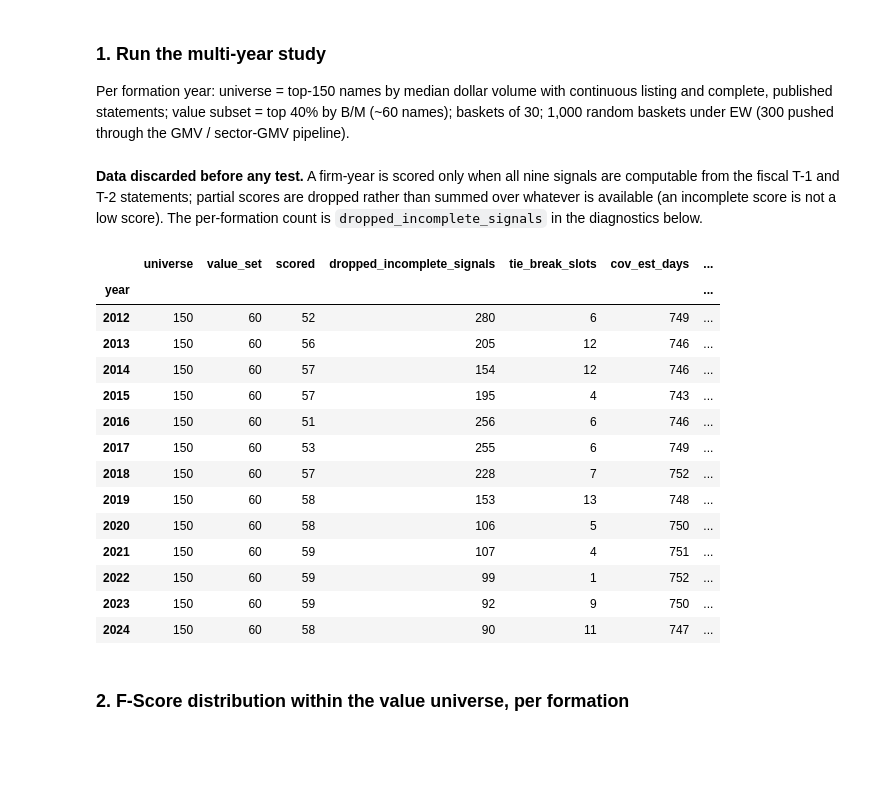
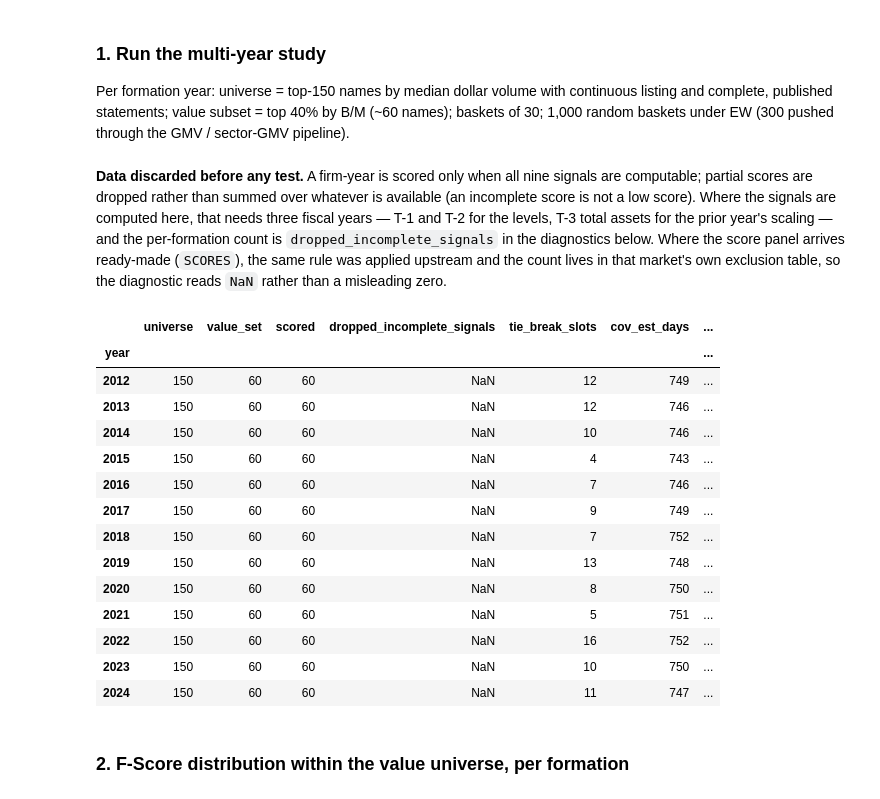
Before and after one commit to mikeding1130/fscore_capstone, a Jupyter notebook: notebooks/05_vietnam_full_study.ipynb, the cells around one changed output. Cells and saved outputs as stored; diff of their text form; code cells hidden in the pictures; blank space fills up the shorter version.

```diff
--- a/notebooks/05_vietnam_full_study.ipynb
+++ b/notebooks/05_vietnam_full_study.ipynb
@@ -35,9 +35,15 @@ LAG_MONTHS = 6  # report_date = 31 Dec fiscal year end; +6m = 30 Jun, the day be
 END_CAP = None   # every holding year is complete; nothing is truncated
 fund, prices, sectors, bench = load_cached(MARKET, ROOT / "data")
 membership = None
+from fscore.data.fs_clean import load_scores
+SCORES = load_scores(MARKET, ROOT / "data")   # scored upstream, see fscore_vietnam.schema_adapter
 print(f"fundamentals: {fund.ticker.nunique()} tickers, "
       f"FY{fund.fiscal_year.min()}–FY{fund.fiscal_year.max()}")
 print(f"prices: {prices.ticker.nunique()} tickers, "
       f"{prices.date.min():%Y-%m-%d} → {prices.date.max():%Y-%m-%d}")
+if SCORES is not None:
+    print(f"scores: {len(SCORES):,} firm-years, "
+          f"{int(SCORES.score_year.min())}–{int(SCORES.score_year.max())} "
+          f"(read, not recomputed)")
 fund.groupby("fiscal_year").size().rename("statements")
 # %% [output]
@@ -127,34 +78,40 @@ by B/M (~60 names); baskets of 30; 1,000 random baskets under EW (300 pushed
 through the GMV / sector-GMV pipeline).
 # %% [markdown]
 **Data discarded before any test.** A firm-year is scored
-only when all nine signals are computable from the fiscal T-1 and T-2
-statements; partial scores are dropped rather than summed over whatever is
-available (an incomplete score is not a low score). The per-formation count
-is `dropped_incomplete_signals` in the diagnostics below.
+only when all nine signals are computable; partial scores are dropped rather
+than summed over whatever is available (an incomplete score is not a low
+score). Where the signals are computed here, that needs three fiscal years —
+T-1 and T-2 for the levels, T-3 total assets for the prior year's scaling —
+and the per-formation count is `dropped_incomplete_signals` in the
+diagnostics below. Where the score panel arrives ready-made (`SCORES`), the
+same rule was applied upstream and the count lives in that market's own
+exclusion table, so the diagnostic reads `NaN` rather than a misleading
+zero.
 # %%
 study = run_study(MARKET, fund, prices, sectors, YEARS,
                   n_mc=1000, n_mc_opt=300, lag_months=LAG_MONTHS,
+                  scores=SCORES,   # None => signals computed from `fund`
                   membership=membership, end_cap=END_CAP, seed=42,
                   detone=False)   # RMT denoise only — detoning is
                                   # out of scope for this study
 diag = pd.DataFrame([{"year": yr.year, **yr.diagnostics} for yr in study.yearly])
 diag.set_index("year")
 # %% [output]
 |  | universe | value_set | scored | dropped_incomplete_signals | tie_break_slots | cov_est_days | ... |
 | year |  |  |  |  |  |  | ... |
-| 2012 | 150 | 60 | 52 | 280 | 6 | 749 | ... |
-| 2013 | 150 | 60 | 56 | 205 | 12 | 746 | ... |
-| 2014 | 150 | 60 | 57 | 154 | 12 | 746 | ... |
-| 2015 | 150 | 60 | 57 | 195 | 4 | 743 | ... |
-| 2016 | 150 | 60 | 51 | 256 | 6 | 746 | ... |
-| 2017 | 150 | 60 | 53 | 255 | 6 | 749 | ... |
-| 2018 | 150 | 60 | 57 | 228 | 7 | 752 | ... |
-| 2019 | 150 | 60 | 58 | 153 | 13 | 748 | ... |
-| 2020 | 150 | 60 | 58 | 106 | 5 | 750 | ... |
-| 2021 | 150 | 60 | 59 | 107 | 4 | 751 | ... |
-| 2022 | 150 | 60 | 59 | 99 | 1 | 752 | ... |
-| 2023 | 150 | 60 | 59 | 92 | 9 | 750 | ... |
-| 2024 | 150 | 60 | 58 | 90 | 11 | 747 | ... |
+| 2012 | 150 | 60 | 60 | NaN | 12 | 749 | ... |
+| 2013 | 150 | 60 | 60 | NaN | 12 | 746 | ... |
+| 2014 | 150 | 60 | 60 | NaN | 10 | 746 | ... |
+| 2015 | 150 | 60 | 60 | NaN | 4 | 743 | ... |
+| 2016 | 150 | 60 | 60 | NaN | 7 | 746 | ... |
+| 2017 | 150 | 60 | 60 | NaN | 9 | 749 | ... |
+| 2018 | 150 | 60 | 60 | NaN | 7 | 752 | ... |
+| 2019 | 150 | 60 | 60 | NaN | 13 | 748 | ... |
+| 2020 | 150 | 60 | 60 | NaN | 8 | 750 | ... |
+| 2021 | 150 | 60 | 60 | NaN | 5 | 751 | ... |
+| 2022 | 150 | 60 | 60 | NaN | 16 | 752 | ... |
+| 2023 | 150 | 60 | 60 | NaN | 10 | 750 | ... |
+| 2024 | 150 | 60 | 60 | NaN | 11 | 747 | ... |
 # %% [markdown]
 ### 2. F-Score distribution within the value universe, per formation
 # %%
```
Also changed, not shown: parts of 11 cells of this notebook, 45 other files.
